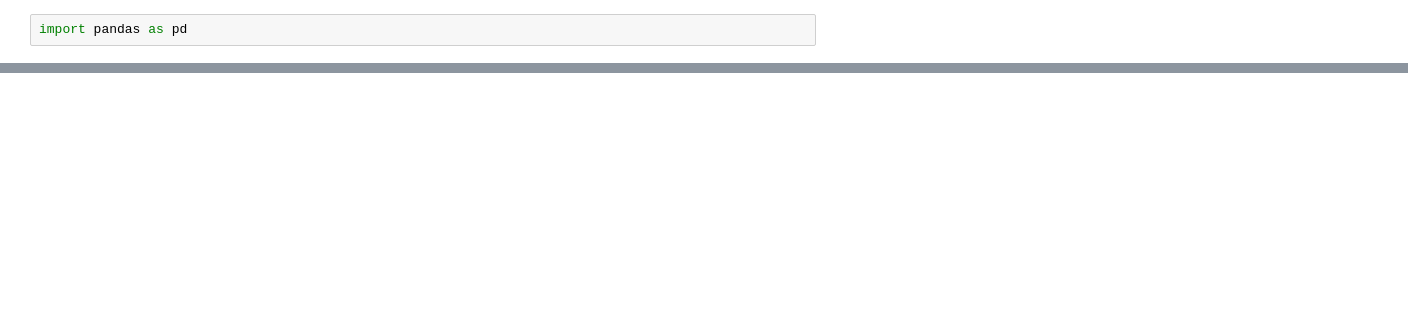
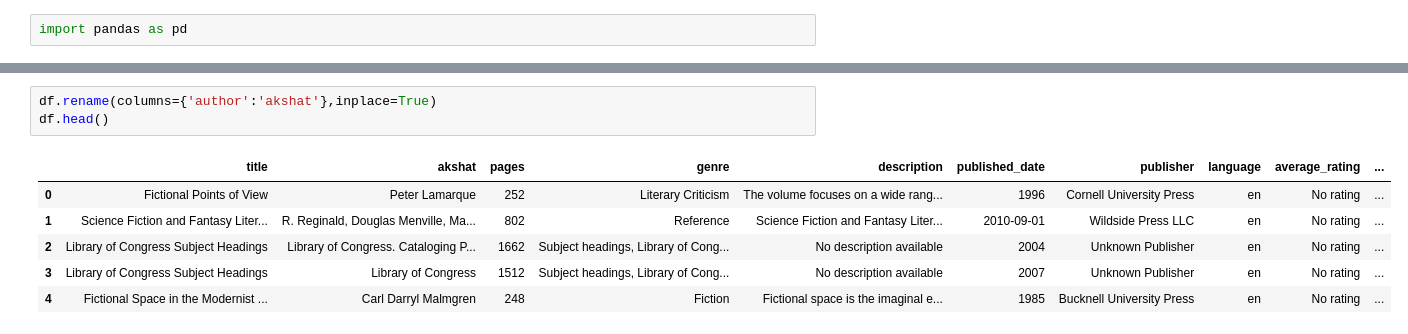
Before and after one commit to AkshatSahay72/Cse-Pathsala-ML-Couse, a Jupyter notebook: 04-pandasL2.ipynb, the cells around one changed output, grey strips where cells are left out. Drawn from its saved outputs; the diff is of its cells as text; blank space fills up the shorter version.

```diff
--- a/04-pandasL2.ipynb
+++ b/04-pandasL2.ipynb
@@ -149,0 +150,10 @@ d
+# %%
+df.rename(columns={'author':'akshat'},inplace=True)
+df.head()
+# %% [output]
+|  | title | akshat | pages | genre | description | published_date | publisher | language | average_rating | ... |
+| 0 | Fictional Points of View | Peter Lamarque | 252 | Literary Criticism | The volume focuses on a wide rang... | 1996 | Cornell University Press | en | No rating | ... |
+| 1 | Science Fiction and Fantasy Liter... | R. Reginald, Douglas Menville, Ma... | 802 | Reference | Science Fiction and Fantasy Liter... | 2010-09-01 | Wildside Press LLC | en | No rating | ... |
+| 2 | Library of Congress Subject Headings | Library of Congress. Cataloging P... | 1662 | Subject headings, Library of Cong... | No description available | 2004 | Unknown Publisher | en | No rating | ... |
+| 3 | Library of Congress Subject Headings | Library of Congress | 1512 | Subject headings, Library of Cong... | No description available | 2007 | Unknown Publisher | en | No rating | ... |
+| 4 | Fictional Space in the Modernist ... | Carl Darryl Malmgren | 248 | Fiction | Fictional space is the imaginal e... | 1985 | Bucknell University Press | en | No rating | ... |
```
Also changed, not shown: parts of 28 cells of this notebook, 2 other files.
